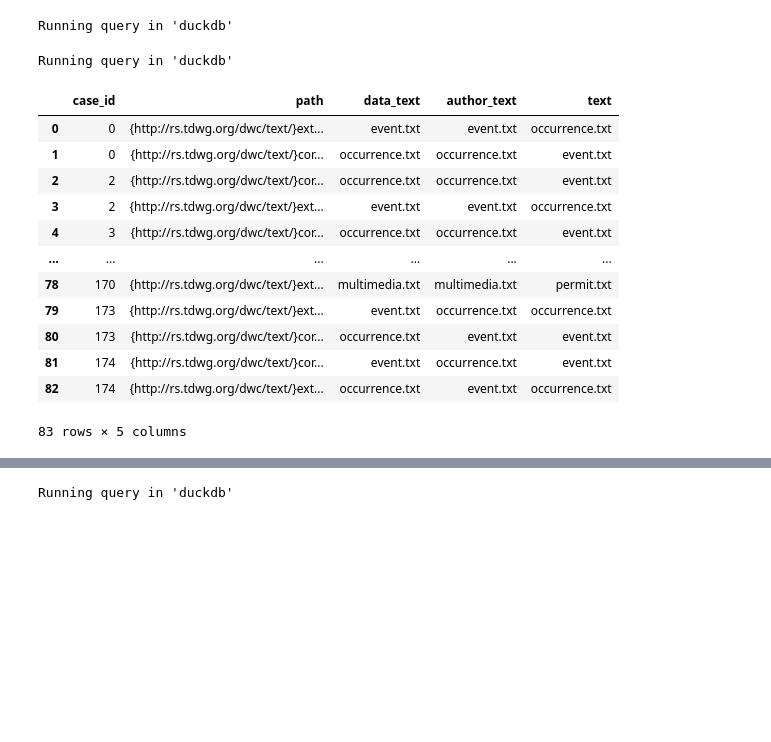
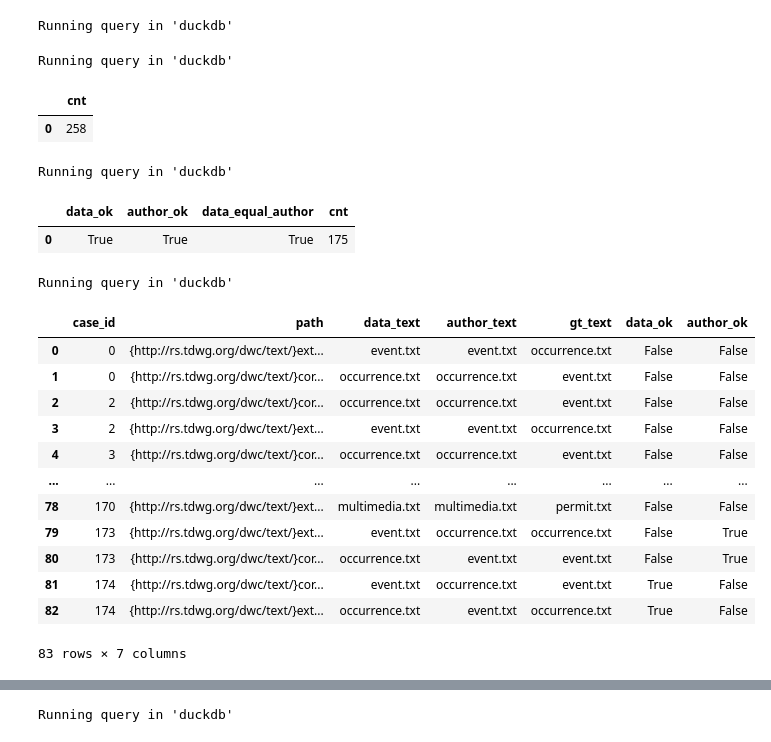
Before and after one commit to mitja-o/metadata-assistant, a Jupyter notebook: _evaluation/statistics/results/cons_cons_semantic_similarity.ipynb, the cells around one changed output, grey strips where cells are left out. Cells and saved outputs as stored; diff of their text form; code cells hidden in the pictures; blank space fills up the shorter version.

```diff
--- a/_evaluation/statistics/results/cons_cons_semantic_similarity.ipynb
+++ b/_evaluation/statistics/results/cons_cons_semantic_similarity.ipynb
@@ -823,29 +955,68 @@ GROUP BY 1,
 ORDER BY d.case_id, cnt
 # %% [output]
 Running query in 'duckdb'
+# %%
+%%sql
+SELECT
+    -- d.case_id, d.path, d.data_text, d.author_text, gt.text as gt_text,
+    -- gt.text = d.data_text as data_ok, gt.text = d.author_text as author_ok,
+    -- d.data_text = d.author_text as data_equal_author,
+    COUNT(1) as cnt
+
+FROM shared_data_author_dwc_t_nodes__sim_text AS d
+LEFT JOIN gt_dwc_t_data_nodes AS gt
+    ON d.path = gt.path
+    AND d.case_id = gt.case_id
+-- GROUP BY 1,2,3
+-- ORDER BY 4
+# %% [output]
+Running query in 'duckdb'
+|  | cnt |
+| 0 | 258 |
+# %%
+%%sql
+SELECT
+    -- d.case_id, d.path, d.data_text, d.author_text, gt.text as gt_text,
+    gt.text = d.data_text as data_ok, gt.text = d.author_text as author_ok,
+    d.data_text = d.author_text as data_equal_author,
+    COUNT(1) as cnt
+
+FROM shared_data_author_dwc_t_nodes__sim_text AS d
+LEFT JOIN gt_dwc_t_data_nodes AS gt
+    ON d.path = gt.path
+    AND d.case_id = gt.case_id
+WHERE d.data_text = d.author_text
+    AND d.data_text = gt.text
+    AND d.author_text = gt.text
+GROUP BY 1,2,3
+ORDER BY 4
+# %% [output]
+Running query in 'duckdb'
+|  | data_ok | author_ok | data_equal_author | cnt |
+| 0 | True | True | True | 175 |
 # %%
 %%sql
-SELECT d.case_id, d.path, d.data_text, d.author_text, gt.text
+SELECT d.case_id, d.path, d.data_text, d.author_text, gt.text as gt_text, gt_text = d.data_text as data_ok, gt_text = d.author_text as author_ok
 FROM shared_data_author_dwc_t_nodes__sim_text AS d
-JOIN gt_dwc_t_data_nodes AS gt
+LEFT JOIN gt_dwc_t_data_nodes AS gt
     ON d.path = gt.path
     AND d.case_id = gt.case_id
 WHERE d.data_text <> d.author_text
     OR d.data_text <> gt.text
     OR d.author_text <> gt.text
 ORDER BY d.case_id
 # %% [output]
 Running query in 'duckdb'
-|  | case_id | path | data_text | author_text | text |
-| 0 | 0 | {http://rs.tdwg.org/dwc/text/}ext... | event.txt | event.txt | occurrence.txt |
-| 1 | 0 | {http://rs.tdwg.org/dwc/text/}cor... | occurrence.txt | occurrence.txt | event.txt |
-| 2 | 2 | {http://rs.tdwg.org/dwc/text/}cor... | occurrence.txt | occurrence.txt | event.txt |
-| 3 | 2 | {http://rs.tdwg.org/dwc/text/}ext... | event.txt | event.txt | occurrence.txt |
-| 4 | 3 | {http://rs.tdwg.org/dwc/text/}cor... | occurrence.txt | occurrence.txt | event.txt |
-| ... | ... | ... | ... | ... | ... |
-| 78 | 170 | {http://rs.tdwg.org/dwc/text/}ext... | multimedia.txt | multimedia.txt | permit.txt |
-| 79 | 173 | {http://rs.tdwg.org/dwc/text/}ext... | event.txt | occurrence.txt | occurrence.txt |
-| 80 | 173 | {http://rs.tdwg.org/dwc/text/}cor... | occurrence.txt | event.txt | event.txt |
-| 81 | 174 | {http://rs.tdwg.org/dwc/text/}cor... | event.txt | occurrence.txt | event.txt |
-| 82 | 174 | {http://rs.tdwg.org/dwc/text/}ext... | occurrence.txt | event.txt | occurrence.txt |
+|  | case_id | path | data_text | author_text | gt_text | data_ok | author_ok |
+| 0 | 0 | {http://rs.tdwg.org/dwc/text/}ext... | event.txt | event.txt | occurrence.txt | False | False |
+| 1 | 0 | {http://rs.tdwg.org/dwc/text/}cor... | occurrence.txt | occurrence.txt | event.txt | False | False |
+| 2 | 2 | {http://rs.tdwg.org/dwc/text/}cor... | occurrence.txt | occurrence.txt | event.txt | False | False |
+| 3 | 2 | {http://rs.tdwg.org/dwc/text/}ext... | event.txt | event.txt | occurrence.txt | False | False |
+| 4 | 3 | {http://rs.tdwg.org/dwc/text/}cor... | occurrence.txt | occurrence.txt | event.txt | False | False |
+| ... | ... | ... | ... | ... | ... | ... | ... |
+| 78 | 170 | {http://rs.tdwg.org/dwc/text/}ext... | multimedia.txt | multimedia.txt | permit.txt | False | False |
+| 79 | 173 | {http://rs.tdwg.org/dwc/text/}ext... | event.txt | occurrence.txt | occurrence.txt | False | True |
+| 80 | 173 | {http://rs.tdwg.org/dwc/text/}cor... | occurrence.txt | event.txt | event.txt | False | True |
+| 81 | 174 | {http://rs.tdwg.org/dwc/text/}cor... | event.txt | occurrence.txt | event.txt | True | False |
+| 82 | 174 | {http://rs.tdwg.org/dwc/text/}ext... | occurrence.txt | event.txt | occurrence.txt | True | False |
-83 rows × 5 columns
+83 rows × 7 columns
```
Also changed, not shown: parts of 25 cells of this notebook, 2 other files.
